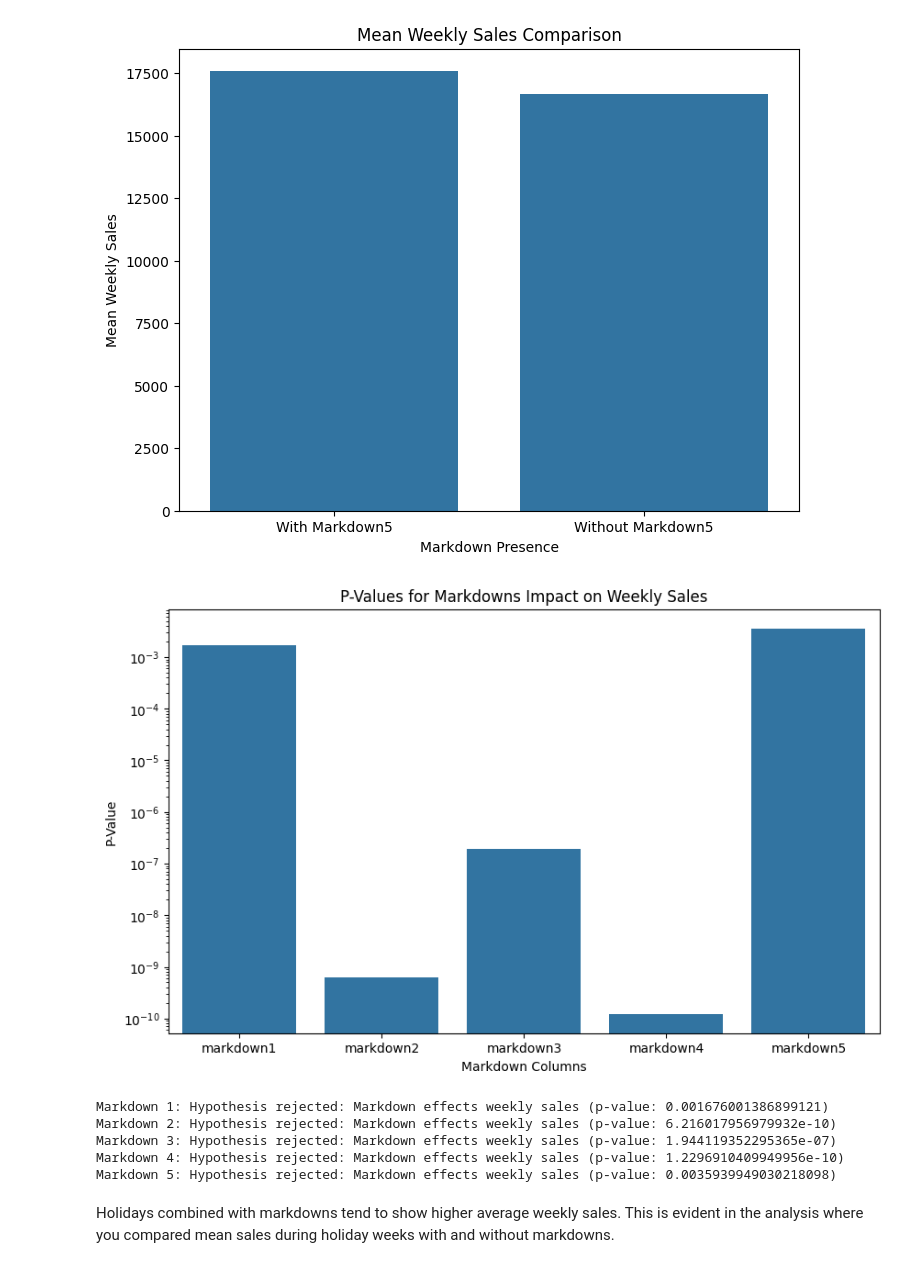
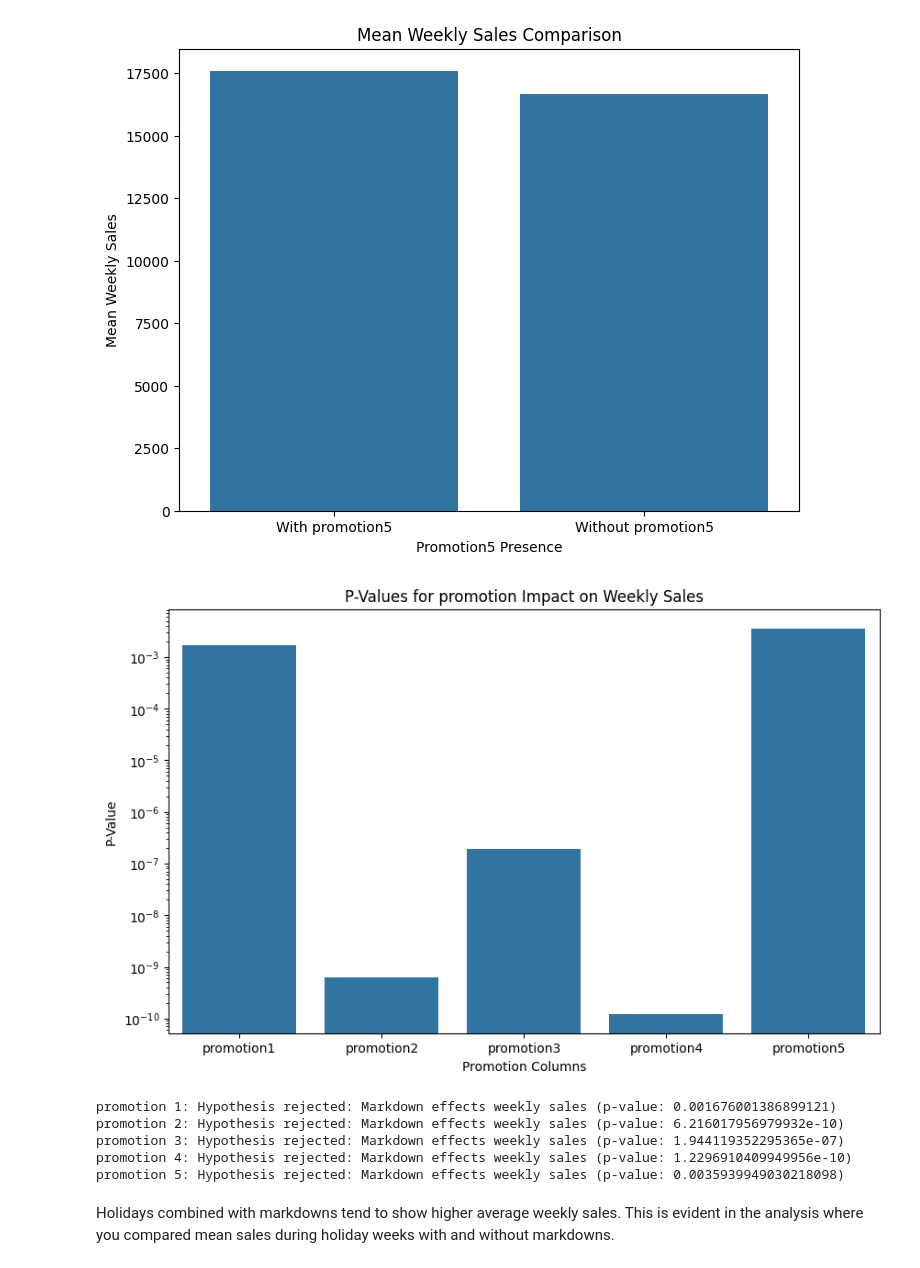
Before and after one commit to MeghaBhambri/midterm_project, a Jupyter notebook: notebooks/analysis.ipynb, the cells around one changed output. Drawn from its saved outputs; the diff is of its cells as text; code cells hidden in the pictures.

```diff
--- a/notebooks/analysis.ipynb
+++ b/notebooks/analysis.ipynb
@@ -401,6 +436,6 @@ plt.show()
 [figure]
 # %%
 # Fill the 'markdown3' column with 0 for all rows
-combined_data['markdown3'] = combined_data['markdown3'].fillna(0)
+combined_data['promotion3'] = combined_data['promotion3'].fillna(0)
 # %%
 # Select data for holidays with markdown
@@ -434,6 +470,6 @@ plt.show()
 [figure]
 # %%
 # Fill the 'markdown2' column with 0 for all rows
-combined_data['markdown4'] = combined_data['markdown4'].fillna(0)
+combined_data['promotion4'] = combined_data['promotion4'].fillna(0)
 # %%
 # Select data for holidays with markdown
@@ -468,22 +505,22 @@ plt.show()
 [figure]
 # %%
 # Fill the 'markdown5' column with 0 for all rows
-combined_data['markdown5'] = combined_data['markdown5'].fillna(0)
+combined_data['promotion5'] = combined_data['promotion5'].fillna(0)
 # %%
 # Select data for holidays with markdown
-holidays_with_markdown5 = combined_data[(combined_data['isholiday'] == True) & (combined_data['markdown5'] > 0)]
+holidays_with_markdown5 = combined_data[(combined_data['isholiday'] == True) & (combined_data['promotion5'] > 0)]
 
 # Select data for holidays without markdown
-holidays_without_markdown5 = combined_data[(combined_data['isholiday'] == True) & (combined_data['markdown5'] == 0)]
+holidays_without_markdown5 = combined_data[(combined_data['isholiday'] == True) & (combined_data['promotion5'] == 0)]
 # Perform a t-test to compare mean sales between  holiday with markdown and without markdown
 t_stat, p_value = stats.ttest_ind(holidays_with_markdown5['weekly_sales'], holidays_without_markdown5['weekly_sales'])
 
 # Check if the p-value is less than 0.05 (common significance level)
 if p_value < 0.05:
     print(f'There is a statistically significant difference in mean sales (p-value: {p_value})')
-    print ("Markdown 5 has a significant impact on weekly sales")
+    print ("promotion 5 has a significant impact on weekly sales")
 else:
     print(f'No statistically significant difference in mean sales (p-value: {p_value})')
-    print ("HMarkdown 5 has no significant impact on weekly sales")
+    print ("promotion 5 has no significant impact on weekly sales")
 # %% [output]
 There is a statistically significant difference in mean sales (p-value: 0.0035939949030218098)
@@ -501,7 +539,7 @@ plt.show()
 [figure]
 # %%
 # List of markdown columns (replace with your actual column names)
-markdown_columns = ['markdown1', 'markdown2', 'markdown3', 'markdown4', 'markdown5']
+markdown_columns = ['promotion1', 'promotion2', 'promotion3', 'promotion4', 'promotion5']
 
 # Create an empty list to store the p-values for each markdown
 p_values = []
@@ -511,41 +549,42 @@ results = []
 
 for markdown_column in markdown_columns:
     # Select data for holidays with the current markdown
     holidays_with_markdown = combined_data[(combined_data['isholiday'] == True) & (combined_data[markdown_column] > 0)]
 
     # Select data for holidays without the current markdown
     holidays_without_markdown = combined_data[(combined_data['isholiday'] == True) & (combined_data[markdown_column] == 0)]
 
     # Perform a t-test to compare mean sales between holiday weeks with and without the current markdown
     t_stat, p_value = stats.ttest_ind(holidays_with_markdown['weekly_sales'], holidays_without_markdown['weekly_sales'])
 
     # Append the p-value to the p_values list
     p_values.append(p_value)
 
     # Determine if the hypothesis is accepted or rejected based on the p-value
     if p_value < 0.05:
         results.append("Hypothesis rejected: Markdown effects weekly sales")
     else:
         results.append("Hypothesis accepted: Markdown does not significantly affect weekly sales")
 
 # Create a bar plot to visualize p-values for each markdown
 plt.figure(figsize=(10, 6))
 sns.barplot(x=markdown_columns, y=p_values)
-plt.title('P-Values for Markdowns Impact on Weekly Sales')
-plt.xlabel('Markdown Columns')
+plt.title('P-Values for promotion Impact on Weekly Sales')
+plt.xlabel('Promotion Columns')
 plt.ylabel('P-Value')
 plt.yscale('log')  # Use log scale for better visualization
+plt.savefig("../images/pval.png")
 plt.show()
 
 # Display the results for each markdown
 for i, markdown_column in enumerate(markdown_columns):
-    print(f"Markdown {i + 1}: {results[i]} (p-value: {p_values[i]})")
+    print(f"promotion {i + 1}: {results[i]} (p-value: {p_values[i]})")
 # %% [output]
-[figure, old version]
+[figure, new version]
-Markdown 1: Hypothesis rejected: Markdown effects weekly sales (p-value: 0.001676001386899121)
-Markdown 2: Hypothesis rejected: Markdown effects weekly sales (p-value: 6.216017956979932e-10)
-Markdown 3: Hypothesis rejected: Markdown effects weekly sales (p-value: 1.944119352295365e-07)
-Markdown 4: Hypothesis rejected: Markdown effects weekly sales (p-value: 1.2296910409949956e-10)
-Markdown 5: Hypothesis rejected: Markdown effects weekly sales (p-value: 0.0035939949030218098)
+promotion 1: Hypothesis rejected: Markdown effects weekly sales (p-value: 0.001676001386899121)
+promotion 2: Hypothesis rejected: Markdown effects weekly sales (p-value: 6.216017956979932e-10)
+promotion 3: Hypothesis rejected: Markdown effects weekly sales (p-value: 1.944119352295365e-07)
+promotion 4: Hypothesis rejected: Markdown effects weekly sales (p-value: 1.2296910409949956e-10)
+promotion 5: Hypothesis rejected: Markdown effects weekly sales (p-value: 0.0035939949030218098)
 # %% [markdown]
  Holidays combined with markdowns tend to show higher average weekly sales. This is evident in the analysis where you compared mean sales during holiday weeks with and without markdowns.
```
Also changed, not shown: parts of 20 cells of this notebook.
